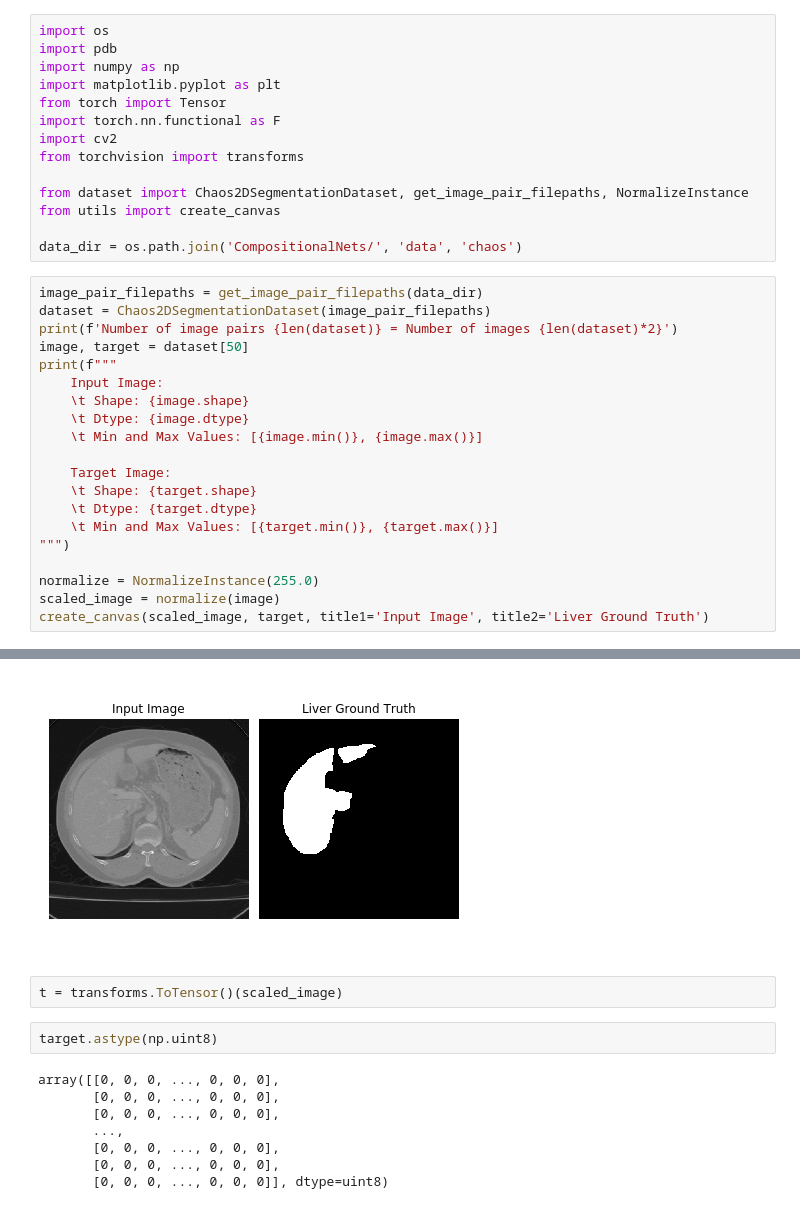
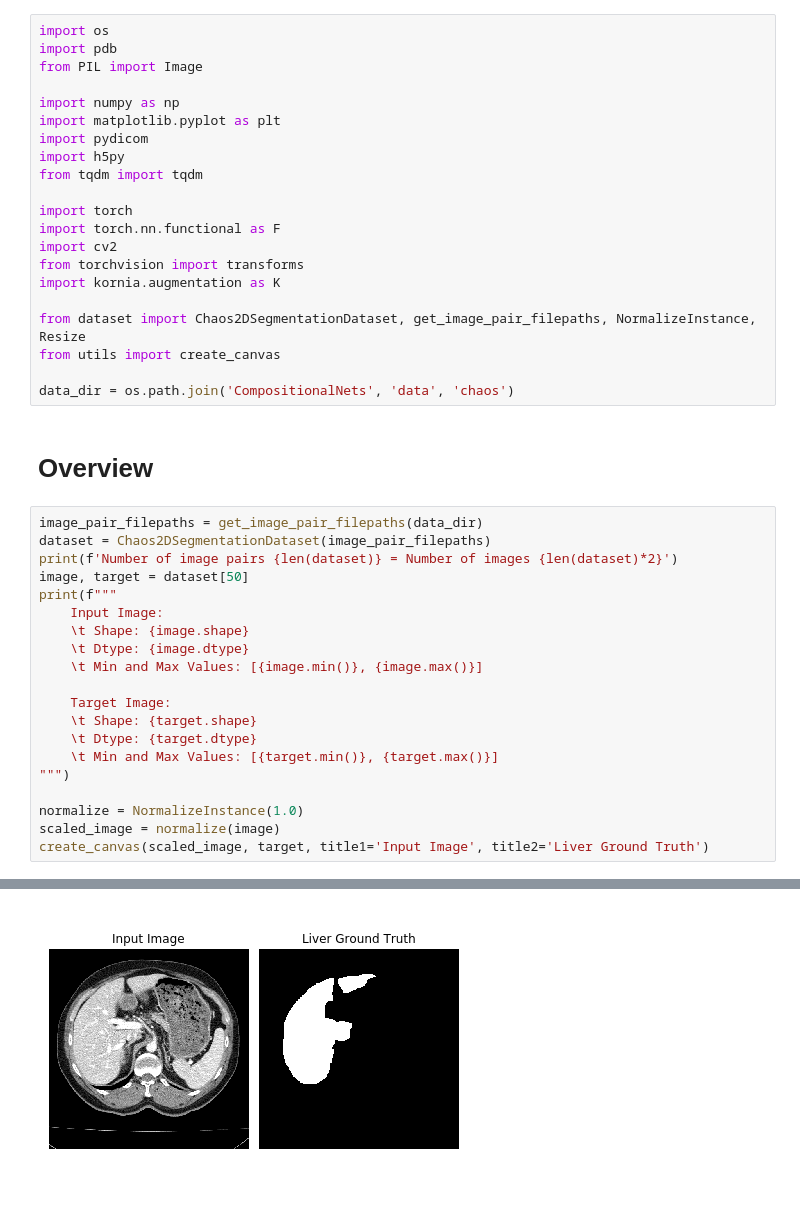
Before and after one commit to mattesko/CompNet-Medical, a Jupyter notebook: eda_chaos.ipynb, the cells around one changed output, grey strips where cells are left out. Drawn from its saved outputs; the diff is of its cells as text.

```diff
--- a/eda_chaos.ipynb
+++ b/eda_chaos.ipynb
@@ -1,17 +1,26 @@
 # %%
 import os
 import pdb
+from PIL import Image
+
 import numpy as np
 import matplotlib.pyplot as plt
-from torch import Tensor
+import pydicom
+import h5py
+from tqdm import tqdm
+
+import torch
 import torch.nn.functional as F
 import cv2
 from torchvision import transforms
+import kornia.augmentation as K
 
-from dataset import Chaos2DSegmentationDataset, get_image_pair_filepaths, NormalizeInstance
+from dataset import Chaos2DSegmentationDataset, get_image_pair_filepaths, NormalizeInstance, Resize
 from utils import create_canvas
 
-data_dir = os.path.join('CompositionalNets/', 'data', 'chaos')
+data_dir = os.path.join('CompositionalNets', 'data', 'chaos')
+# %% [markdown]
+# Overview
 # %%
 image_pair_filepaths = get_image_pair_filepaths(data_dir)
 dataset = Chaos2DSegmentationDataset(image_pair_filepaths)
@@ -29,7 +38,7 @@ print(f"""
     \t Min and Max Values: [{target.min()}, {target.max()}]
 """)
 
-normalize = NormalizeInstance(255.0)
+normalize = NormalizeInstance(1.0)
 scaled_image = normalize(image)
 create_canvas(scaled_image, target, title1='Input Image', title2='Liver Ground Truth')
 # %% [output]
@@ -42,18 +51,6 @@ Number of image pairs 2874 = Number of images 5748
 
     Target Image:
          Shape: (512, 512)
          Dtype: uint8
          Min and Max Values: [0, 1]
-[figure, old version]
+[figure, new version]
-# %%
-t = transforms.ToTensor()(scaled_image)
-# %%
-target.astype(np.uint8)
-# %% [output]
-array([[0, 0, 0, ..., 0, 0, 0],
-       [0, 0, 0, ..., 0, 0, 0],
-       [0, 0, 0, ..., 0, 0, 0],
-       ...,
-       [0, 0, 0, ..., 0, 0, 0],
-       [0, 0, 0, ..., 0, 0, 0],
-       [0, 0, 0, ..., 0, 0, 0]], dtype=uint8)
```
Also changed, not shown: parts of 17 cells of this notebook, 18 other files.
